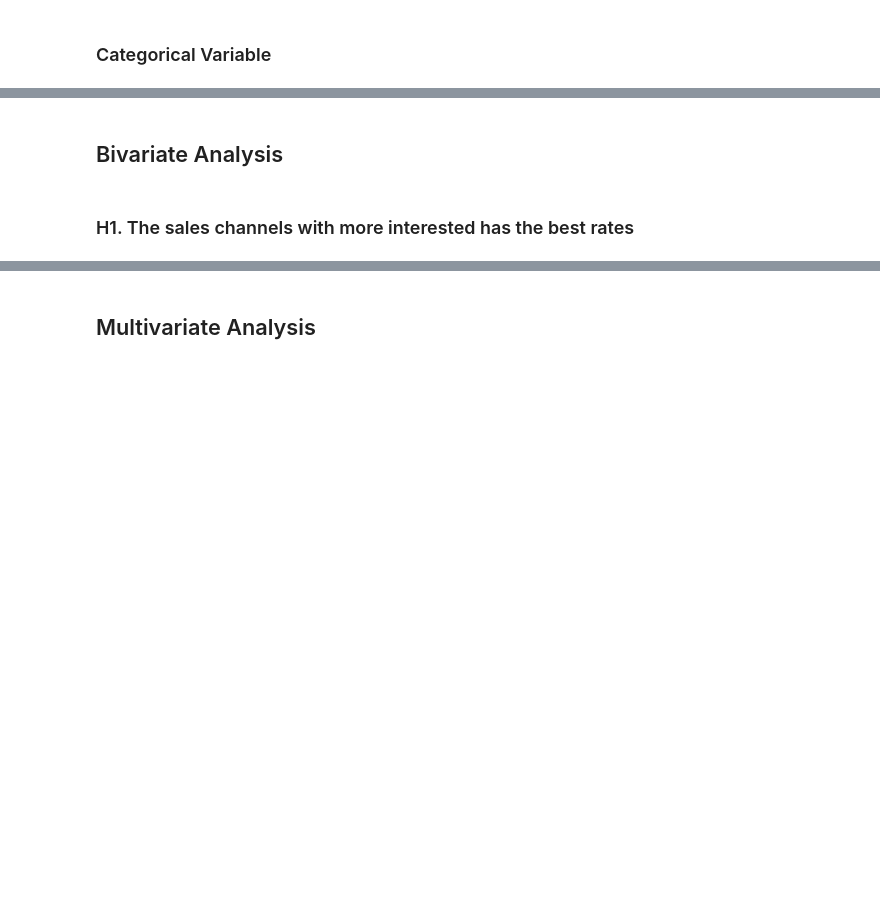
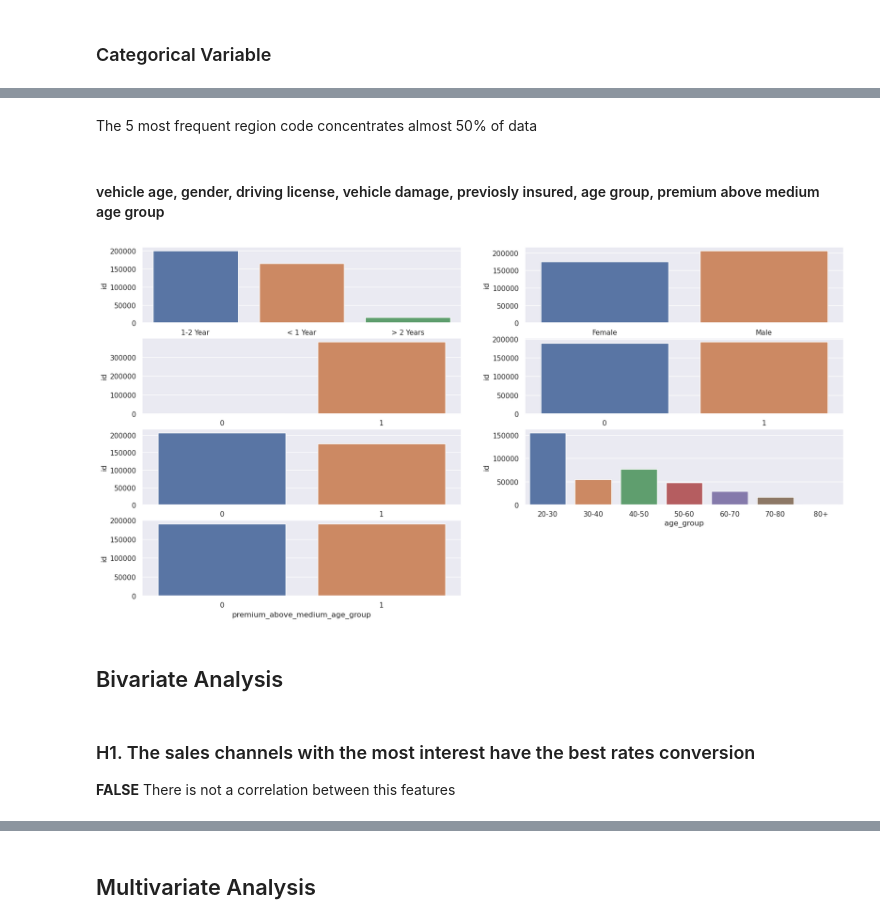
Before and after one commit to danieltodaDS/Health-Insurance-Cross-Sell, a Jupyter notebook: notebooks/1.0_dhrt_health_insurance_cross_sell.ipynb, the cells around one changed output, grey strips where cells are left out. Saved outputs shown, nothing was run; the diff lists cells and outputs as text; code cells hidden in the pictures; blank space fills up the shorter version.

```diff
--- a/notebooks/1.0_dhrt_health_insurance_cross_sell.ipynb
+++ b/notebooks/1.0_dhrt_health_insurance_cross_sell.ipynb
@@ -873,4 +690,46 @@ Pela tabela acima, é quase certo que se a pessoa tenha um seguro de carro nao q
+# %% [markdown]
+The 5 most frequent region code concentrates almost 50% of data
+# %% [markdown]
+#### vehicle age, gender, driving license,  vehicle damage, previosly insured, age group, premium above medium age group
+# %%
+#vehicle_age
+plt.subplot (4,2,1)
+vehicle_age = df4[['vehicle_age','id']].groupby('vehicle_age').count().reset_index()
+sns.barplot(data=vehicle_age, x='vehicle_age',y='id');
+
+#gender
+plt.subplot (4,2,2)
+gender = df4[['gender','id']].groupby('gender').count().reset_index()
+sns.barplot(data=gender, x= 'gender', y='id');
+
+#driving_license
+plt.subplot (4,2,3)
+license = df4[['driving_license','id']].groupby('driving_license').count().reset_index()
+sns.barplot(data=license, x= 'driving_license', y='id');
+
+#vehicle_damage
+plt.subplot(4,2,4)
+vehicle_damage = df4[['vehicle_damage','id']].groupby('vehicle_damage').count().reset_index()
+sns.barplot(data=vehicle_damage, x= 'vehicle_damage', y='id');
+
+#previosly_insured
+plt.subplot(4,2,5)
+previously_insured = df4[['previously_insured','id']].groupby('previously_insured').count().reset_index()
+sns.barplot(data=previously_insured, x= 'previously_insured', y='id');
+
+# age group
+plt.subplot (4,2,6)
+age_group = df4[['age_group','id']].groupby('age_group').count().reset_index()
+sns.barplot(data=age_group, x= 'age_group', y='id');
+
+# premium_above_medium_age_group
+plt.subplot (4,2,7)
+premium_above_medium_age_group = df4[['premium_above_medium_age_group','id']].groupby('premium_above_medium_age_group').count().reset_index()
+sns.barplot(data=premium_above_medium_age_group, x= 'premium_above_medium_age_group', y='id');
+# %% [output]
+[figure, added]
 # %% [markdown]
 ## Bivariate Analysis
 # %% [markdown]
-### H1. The sales channels with more interested has the best rates
+### H1. The sales channels with the most interest have the best rates conversion
+**FALSE** There is not a correlation between this features
```
Also changed, not shown: parts of 103 cells of this notebook.
